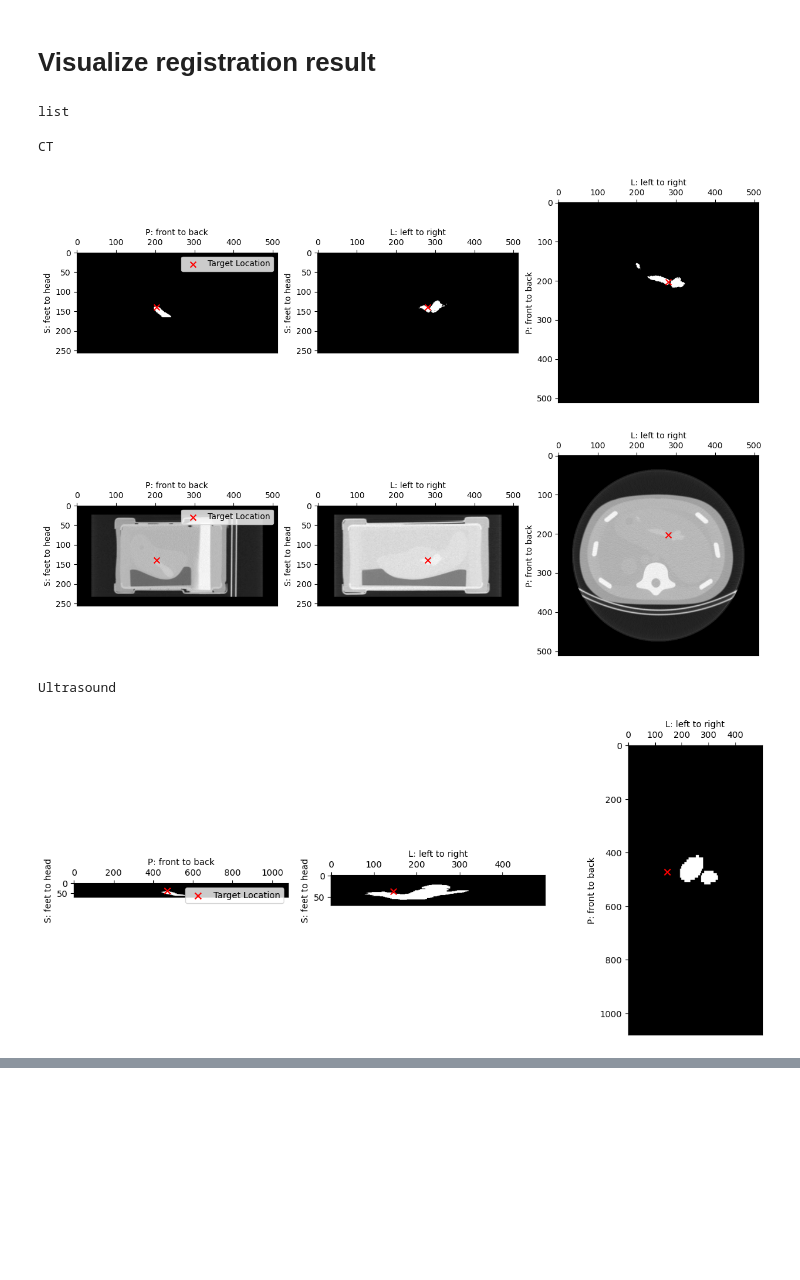
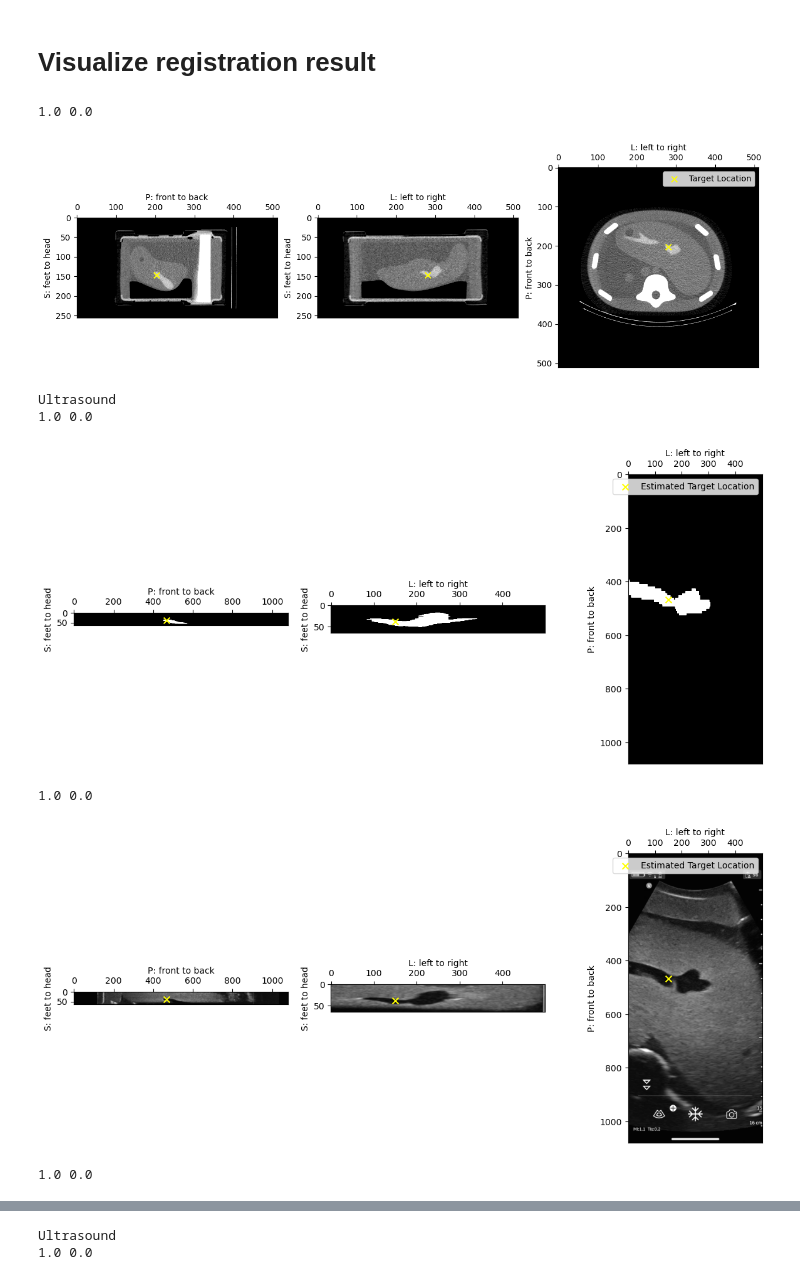
Before and after one commit to CoNG-harvard/robotic-ultrasound, a Jupyter notebook: notebooks/UltrasoundNavigation/Registration.ipynb, the cells around one changed output, grey strips where cells are left out. Cells and saved outputs as stored; diff of their text form; code cells hidden in the pictures; blank space fills up the shorter version.

```diff
--- a/notebooks/UltrasoundNavigation/Registration.ipynb
+++ b/notebooks/UltrasoundNavigation/Registration.ipynb
@@ -36,9 +34,0 @@ body_ct = flip_img(body_ct,[True,False,False])
-# %%
-import pickle as pkl
-
-with open('frames.pkl','rb') as fp:
-    data = pkl.load(fp)
-# %%
-type(data)
-# %% [output]
-list
@@ -45,20 +59,30 @@ list
 # %%
 from scripts.Registration3D.registration import visualize_vessel,get_centroid_loc
-target_loc_ct = get_centroid_loc(original_vessel_ct) + np.array([0,0,0])
-pix = original_vessel_ct.TransformPhysicalPointToIndex(target_loc_ct)
-print("CT")
-visualize_vessel(original_vessel_ct,pix)
 
-visualize_vessel(body_ct,pix)
+target_locs = [
+                get_centroid_loc(original_vessel_ct) + np.array([0,0,5]),
+                get_centroid_loc(original_vessel_ct) + np.array([0,0,0]),
+               ]
 
 
-target_loc_us = CT2US.TransformPoint(target_loc_ct)
-pix = original_vessel_us.TransformPhysicalPointToIndex(target_loc_us)
-print("Ultrasound")
-visualize_vessel(original_vessel_us,pix)
+
+for loc in target_locs:
+    pix = original_vessel_ct.TransformPhysicalPointToIndex(loc)
+    # visualize_vessel(original_vessel_ct,pix,'Target Location')
+    visualize_vessel(body_ct,pix,'Target Location',vmin=0.6,vmax=0.8)
+
+    target_loc_us = CT2US.TransformPoint(loc)
+
+    pix = original_vessel_us.TransformPhysicalPointToIndex(target_loc_us)
+    print("Ultrasound")
+    visualize_vessel(original_vessel_us,pix,'Estimated Target Location')
+    visualize_vessel(body_us,pix,'Estimated Target Location',vmin=0.0,vmax=1.0)
 # %% [output]
-CT
+1.0 0.0
-[figure, old version]
+[figure, new version]
+Ultrasound
+1.0 0.0
-[figure, old version]
+[figure, new version]
-Ultrasound
+1.0 0.0
-[figure, old version]
+[figure, new version]
+1.0 0.0
@@ -64,0 +90,2 @@ Ultrasound
+Ultrasound
+1.0 0.0
```
Also changed, not shown: parts of 4 cells of this notebook, 2 other files.
